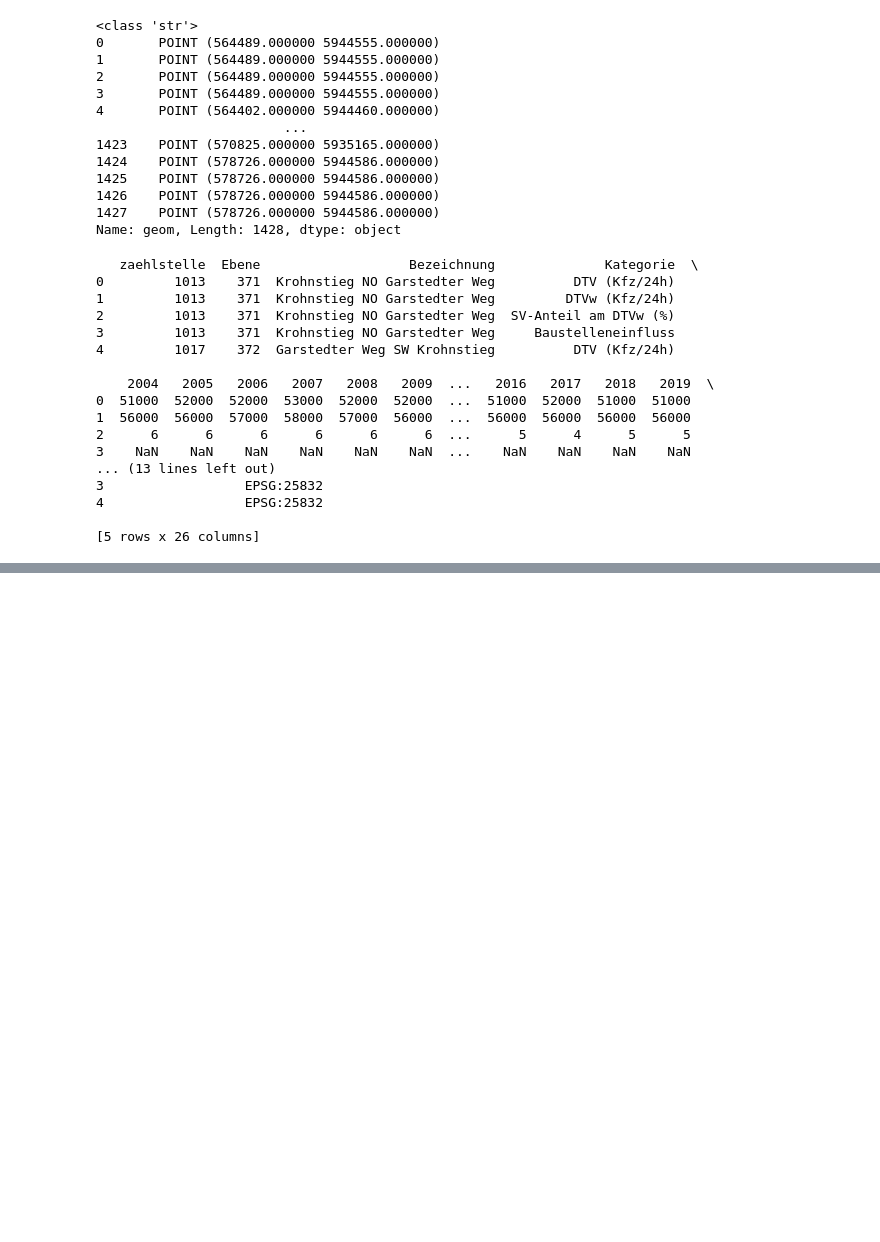
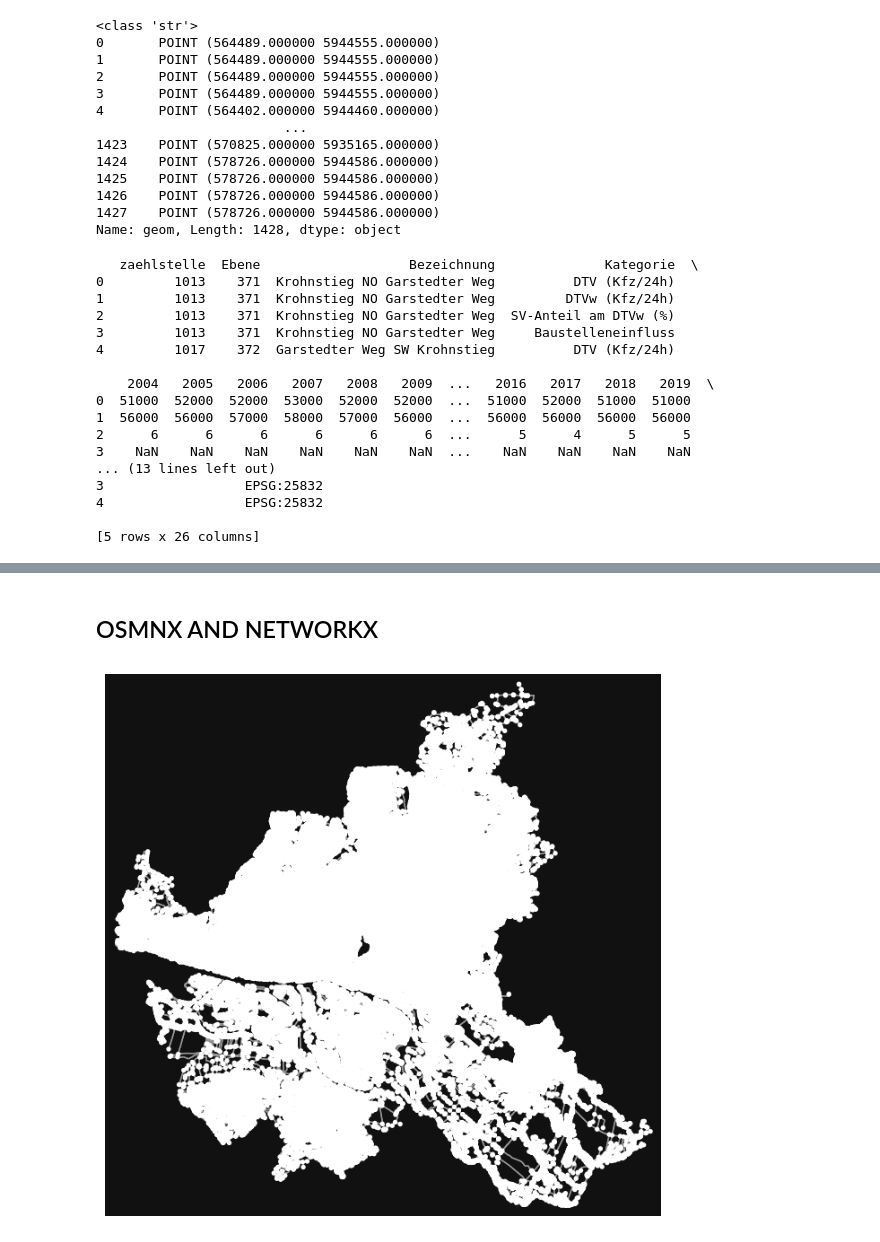
Before and after one commit to DanielJott/hamburg_echarging, a Jupyter notebook: hamburg.ipynb, the cells around one changed output, grey strips where cells are left out. Saved outputs shown, nothing was run; the diff lists cells and outputs as text; code cells hidden in the pictures; blank space fills up the shorter version.

Commit message:
add osmnx and networkx

```diff
--- a/hamburg.ipynb
+++ b/hamburg.ipynb
@@ -512,0 +954,11 @@ map
+# %% [markdown]
+## OSMNX AND NETWORKX
+# %%
+place_name = "Hamburg"
+# %%
+# Set a variable for plotting the graph and get the type of graph.
+graph = ox.graph_from_place(place_name)
+#type(graph)
+fig, ax = ox.plot_graph(graph)
+# %% [output]
+[figure, added]
```
Also changed, not shown: parts of 17 cells of this notebook, 3 other files.
